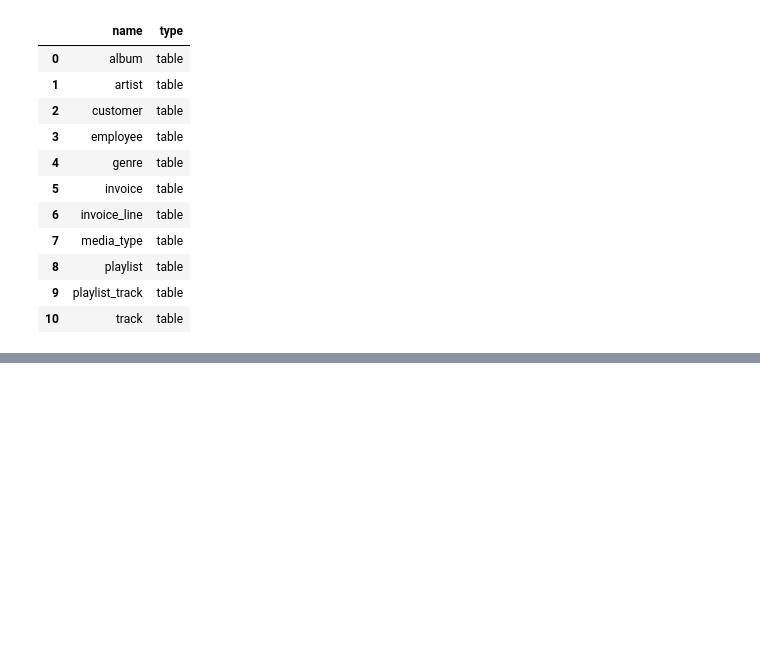
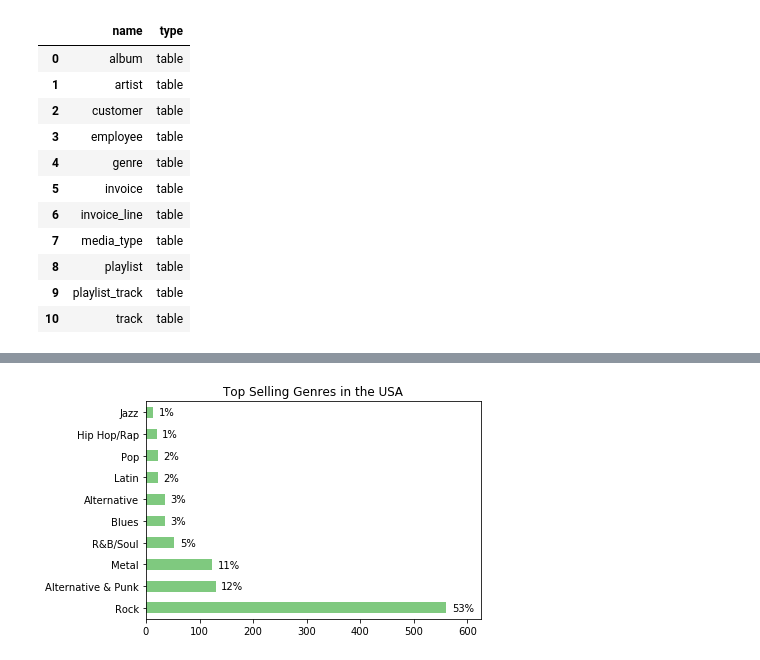
Before and after one commit to xander-bennett/SQL-Business-Queries, a Jupyter notebook: org_data.ipynb, the cells around one changed output, grey strips where cells are left out. Drawn from its saved outputs; the diff is of its cells as text; code cells hidden in the pictures; blank space fills up the shorter version.

```diff
--- a/org_data.ipynb
+++ b/org_data.ipynb
@@ -43,0 +46,25 @@ show_tables()
+# %%
+albums_to_purchase = '''
+WITH usa_tracks_sold AS
+   (
+    SELECT il.* FROM invoice_line il
+    INNER JOIN invoice i on il.invoice_id = i.invoice_id
+    INNER JOIN customer c on i.customer_id = c.customer_id
+    WHERE c.country = "USA"
+   )
+
+SELECT
+    g.name genre,
+    count(uts.invoice_line_id) tracks_sold,
+    cast(count(uts.invoice_line_id) AS FLOAT) / (
+        SELECT COUNT(*) from usa_tracks_sold
+    ) percentage_sold
+FROM usa_tracks_sold uts
+INNER JOIN track t on t.track_id = uts.track_id
+INNER JOIN genre g on g.genre_id = t.genre_id
+GROUP BY 1
+ORDER BY 2 DESC
+LIMIT 10;
+'''
+
+run_query(albums_to_purchase)
@@ -43,0 +83,21 @@ show_tables()
+# %%
+genre_sales_usa = run_query(albums_to_purchase)
+genre_sales_usa.set_index("genre", inplace=True, drop=True)
+
+genre_sales_usa["tracks_sold"].plot.barh(
+    title="Top Selling Genres in the USA",
+    xlim=(0, 625),
+    colormap=plt.cm.Accent
+)
+
+plt.ylabel('')
+
+for i, label in enumerate(list(genre_sales_usa.index)):
+    score = genre_sales_usa.loc[label, "tracks_sold"]
+    label = (genre_sales_usa.loc[label, "percentage_sold"] * 100
+            ).astype(int).astype(str) + "%"
+    plt.annotate(str(label), (score + 10, i - 0.15))
+
+plt.show()
+# %% [output]
+[figure, added]
```
Also changed, not shown: parts of 15 cells of this notebook.
